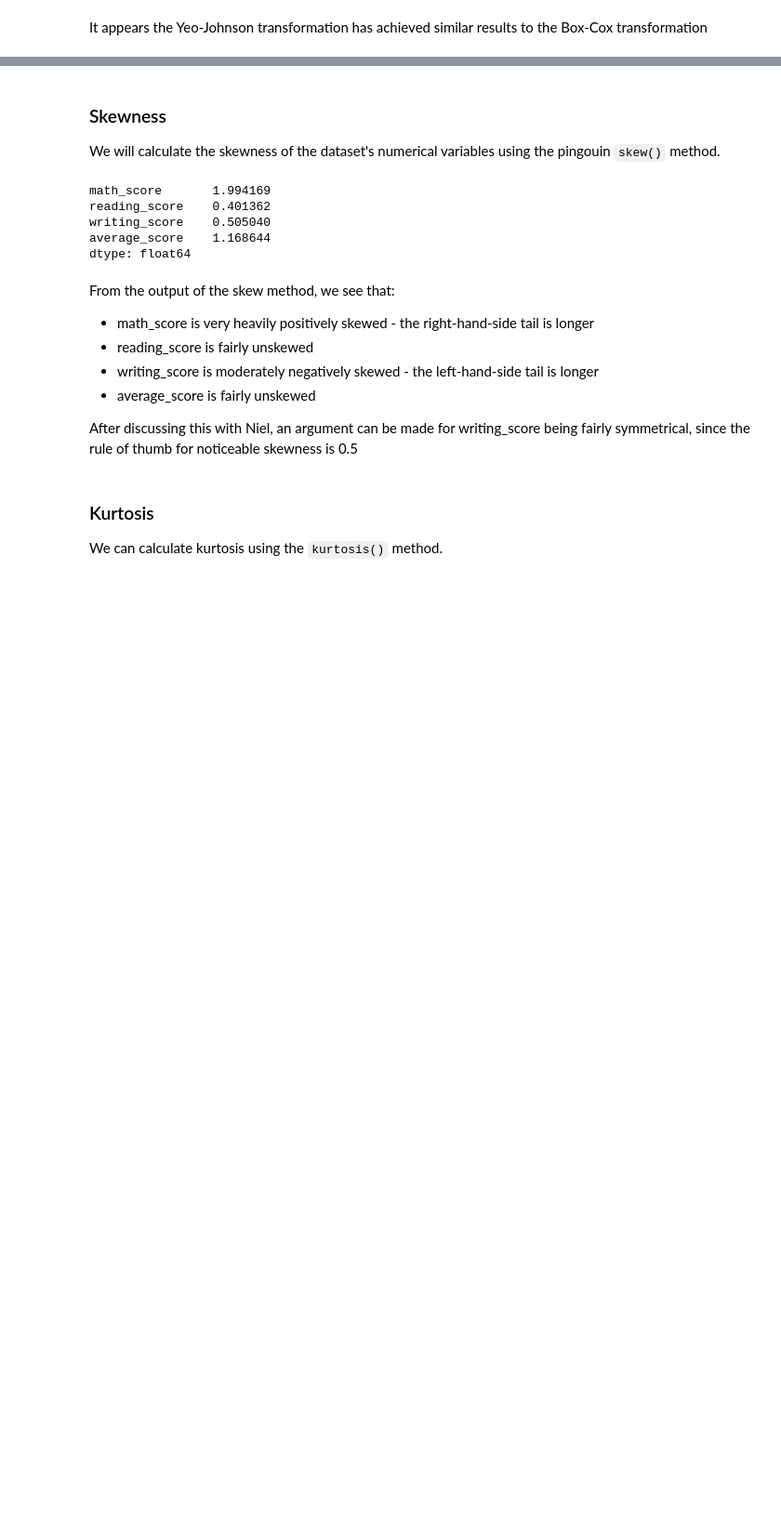
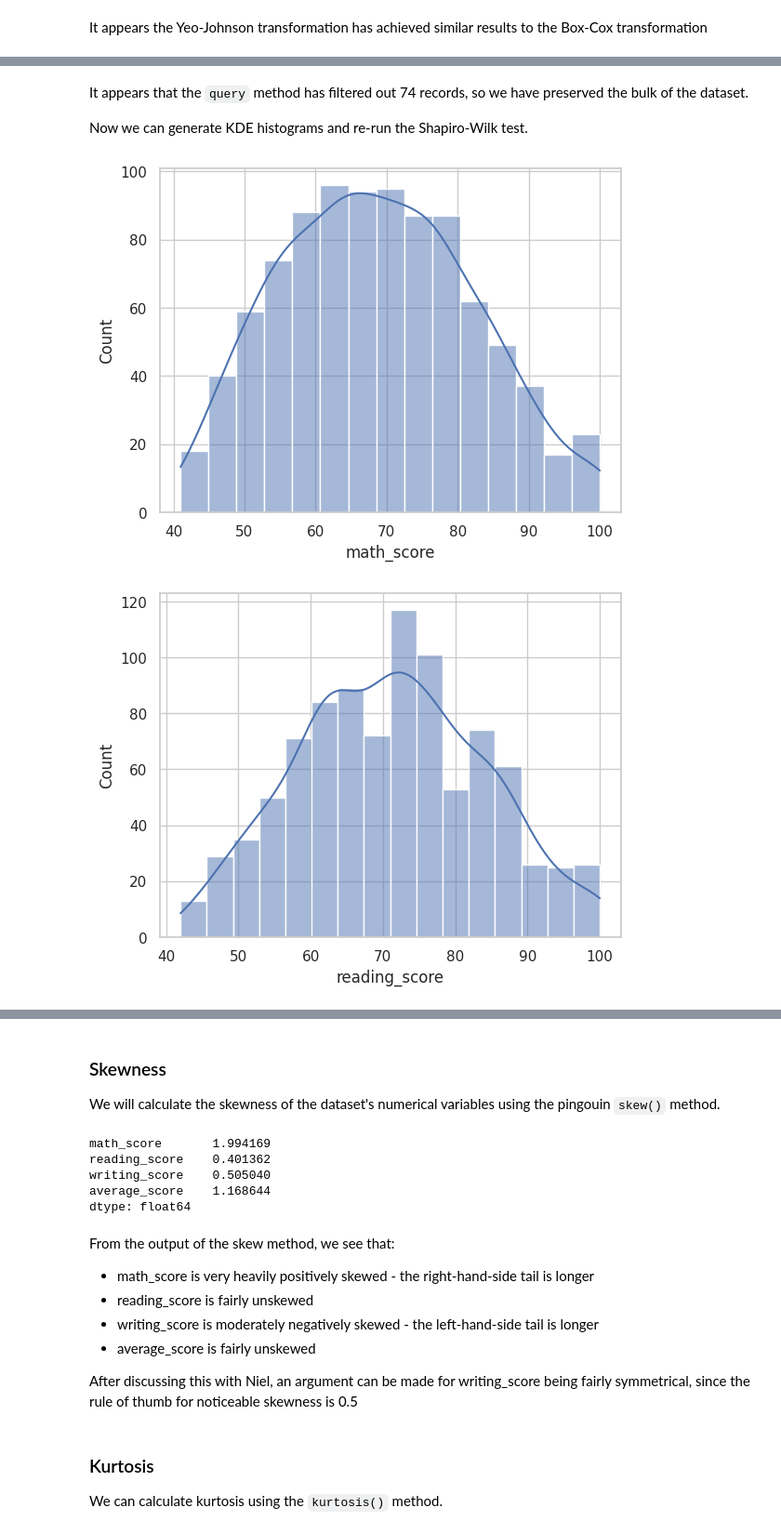
Before and after one commit to AdamBoley/Exam-Scores-Analysis, a Jupyter notebook: jupyter_notebooks/02-data-analysis-1.ipynb, the cells around one changed output, grey strips where cells are left out. Shown at 93% size. Cells and saved outputs as stored; diff of their text form; code cells hidden in the pictures; blank space fills up the shorter version.

```diff
--- a/jupyter_notebooks/02-data-analysis-1.ipynb
+++ b/jupyter_notebooks/02-data-analysis-1.ipynb
@@ -232,0 +253,3 @@ Developer's note - after noting that we have contra-indications as to the normal
+# %%
+df_filtered = df.query('math_score > 40 and reading_score > 40 and writing_score > 40 and average_score > 40')
+df_filtered
@@ -232,0 +270,11 @@ Developer's note - after noting that we have contra-indications as to the normal
+# %% [markdown]
+It appears that the `query` method has filtered out 74 records, so we have preserved the bulk of the dataset.
+
+Now we can generate KDE histograms and re-run the Shapiro-Wilk test.
+# %%
+for column in df_filtered.columns[5:9]:
+    sns.histplot(data=df_filtered, kde=True, x=column)
+    plt.show()
+# %% [output]
+[figure, added]
+[figure, added]
```
Also changed, not shown: parts of 38 cells of this notebook, 3 other files.
